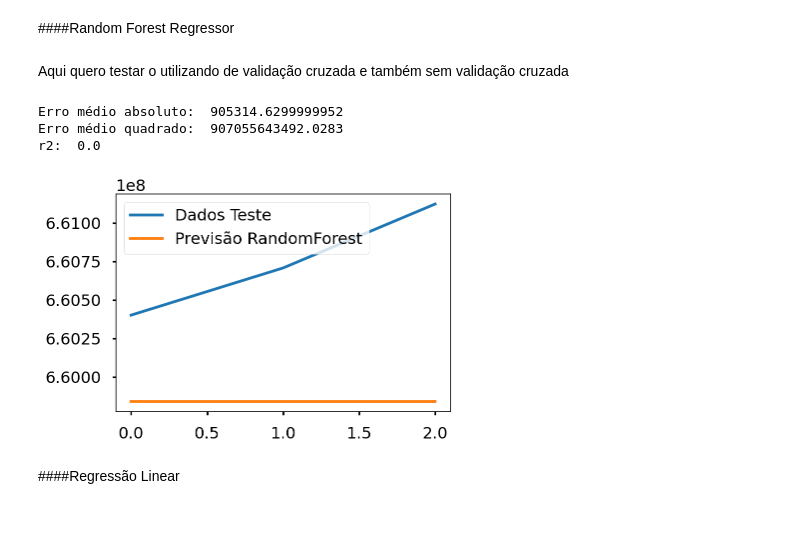
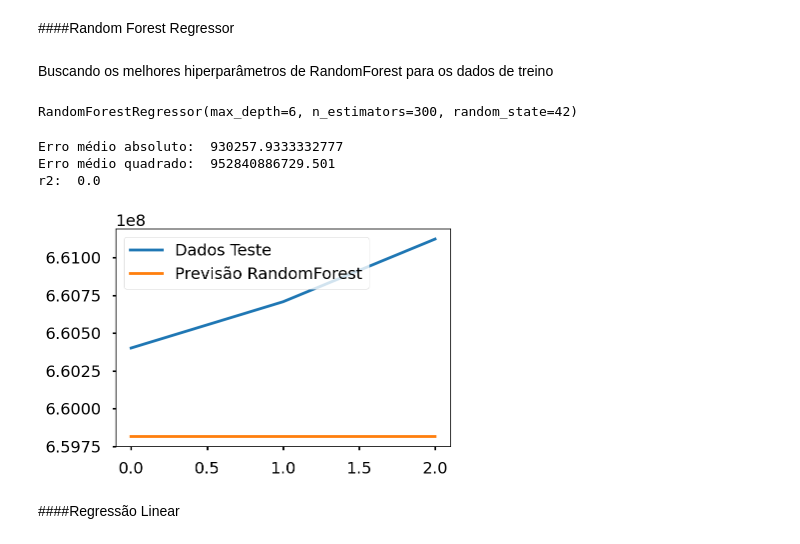
Before and after one commit to leonardochd/Regressao-com-dados-covid-19, a Jupyter notebook: Regressão_com_os_Dados_sobre_a_COVID_19.ipynb, the cells around one changed output. Drawn from its saved outputs; the diff is of its cells as text; code cells hidden in the pictures.

```diff
--- a/Regressão_com_os_Dados_sobre_a_COVID_19.ipynb
+++ b/Regressão_com_os_Dados_sobre_a_COVID_19.ipynb
@@ -255,30 +255,42 @@ metricas = [
   'neg_mean_absolute_percentage_error',
   'max_error'
 ]
-# %% [markdown]
-Aqui quero testar o utilizando de validação cruzada e também sem validação cruzada
+# %% [markdown]
+Buscando os melhores hiperparâmetros de RandomForest para os dados de treino
+# %%
+parametros = {'n_estimators': [100, 200, 300, 400, 500], 'max_depth': [4, 6, 8]}
+
+modelo = RandomForestRegressor(random_state=42)
+
+grid_search = GridSearchCV(estimator=modelo, param_grid=parametros, cv=5, n_jobs=-1)
+
+grid_search.fit(X_treino_confirmado, y_treino_confirmado)
+
+melhor_modelo = grid_search.best_estimator_
+
+melhor_modelo
+# %% [output]
+RandomForestRegressor(max_depth=6, n_estimators=300, random_state=42)
 # %%
-# regressao = GridSearchCV(RandomForestRegressor(random_state=42, n_estimators=100), param_grid={}, scoring=metricas, cv=5, refit='r2', n_jobs=-1)
-# regressao.fit(X_treino_confirmado, y_treino_confirmado)
-# pred1 = regressao.predict(previsao_futuro)
+# randomForest_confirmado = RandomForestRegressor()  # Para teste
 
-randomForest_confirmado = RandomForestRegressor(n_estimators=100, random_state=42)
+randomForest_confirmado = melhor_modelo
 randomForest_confirmado.fit(X_treino_confirmado, y_treino_confirmado)
 random_prev = randomForest_confirmado.predict(previsao_futuro)
 
 random_test_prev = randomForest_confirmado.predict(X_teste_confirmado)
 
 plt.plot(y_teste_confirmado)
 plt.plot(random_test_prev)
 plt.legend(['Dados Teste', 'Previsão RandomForest'])
 print('Erro médio absoluto: ', mean_absolute_error(random_test_prev, y_teste_confirmado))
 print('Erro médio quadrado: ', mean_squared_error(random_test_prev, y_teste_confirmado))
 print('r2: ', r2_score(random_test_prev, y_teste_confirmado))
 # %% [output]
-Erro médio absoluto:  905314.6299999952
-Erro médio quadrado:  907055643492.0283
+Erro médio absoluto:  930257.9333332777
+Erro médio quadrado:  952840886729.501
 r2:  0.0
-[figure, old version]
+[figure, new version]
 # %% [markdown]
 ####Regressão Linear
 # %%
```
Also changed, not shown: parts of 1 cell of this notebook.
